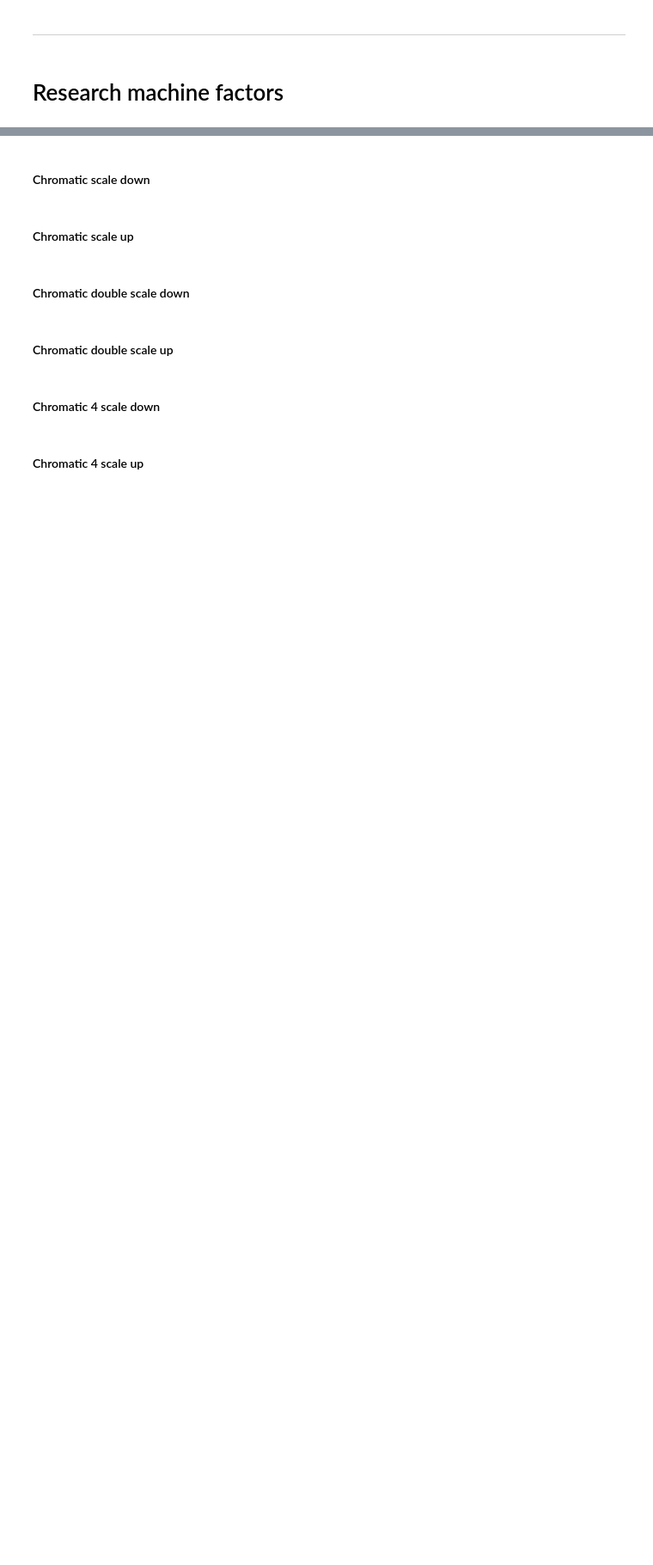
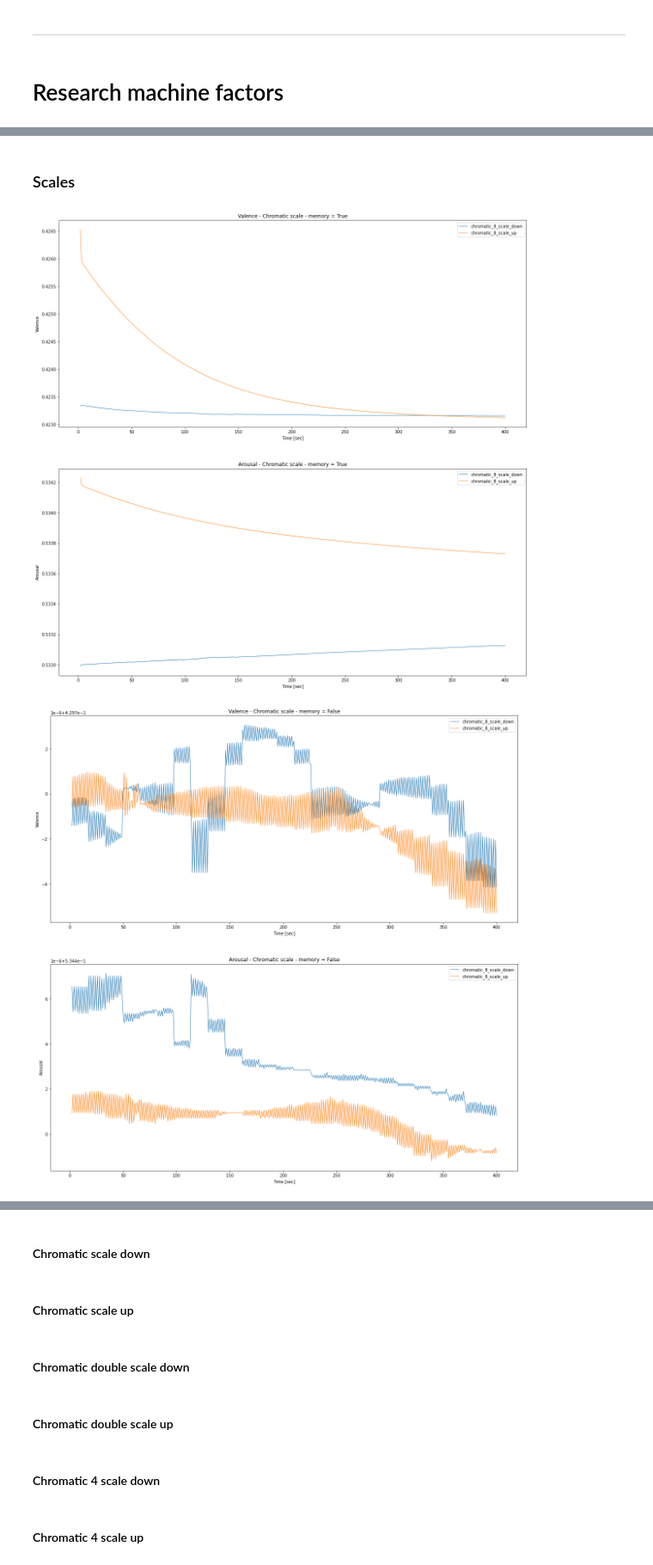
Before and after one commit to amityungman/aimpathy, a Jupyter notebook: LSTMCNN.ipynb, the cells around one changed output, grey strips where cells are left out. Shown: that part at 86% size. Cells and saved outputs as stored; diff of their text form; code cells hidden in the pictures; blank space fills up the shorter version.

```diff
--- a/LSTMCNN.ipynb
+++ b/LSTMCNN.ipynb
@@ -230,6 +254,7 @@ with torch.no_grad():
     test_sample = [datum for key, value in testset.items() for datum in value]
     for batch_i, (X_test, (valence, arousal)) in tqdm(enumerate(test_sample), total=len(test_sample)):
         y_test = torch.Tensor((valence, arousal)).cuda()
+        model_c.hidden = tuple([each.data for each in model_c.hidden])
         # Apply the model
 #         model_c.hidden = (torch.zeros(model_c.hidden[0].shape).cuda(),
 #                           torch.zeros(model_c.hidden[0].shape).cuda())
@@ -302,20 +348,23 @@ def get_spectograms(file_name: str):
     return chunked_spectograms
 # %%
-def test_spectrograms(spetrograms_to_test, use_memory = True):
+def test_spectrograms(spetrograms_to_test, use_memory = True, print_progress = False):
     valence_values = list()
     arousal_values = list()
 
     with torch.no_grad():
         model_c.hidden = (model_c.hidden[0].cuda(), model_c.hidden[1].cuda())
-        if use_memory:
-            model_c.hidden = (torch.zeros(model_c.hidden[0].shape).cuda(),
-                              torch.zeros(model_c.hidden[0].shape).cuda())
-        for ind, X_test in tqdm(enumerate(spetrograms_to_test), total=len(spetrograms_to_test)):
+        for ind, X_test in tqdm(enumerate(spetrograms_to_test), total=len(spetrograms_to_test), disable=not print_progress):
             if X_test.shape[1] < CHUNK_SIZE_IN_SPECTROS:
+                valence_values.append(None)
+                arousal_values.append(None)
                 continue
+
             if use_memory:
+                model_c.hidden = tuple([each.data for each in model_c.hidden])
+            else:
                 model_c.hidden = (torch.zeros(model_c.hidden[0].shape).cuda(),
                                   torch.zeros(model_c.hidden[0].shape).cuda())
+
             y_val = model_c(X_test.cuda())
             valence_values.append(y_val[0].item())
             arousal_values.append(y_val[1].item())
@@ -348,0 +409,36 @@ print("In EVAL mode")
+# %% [markdown]
+### Scales
+# %%
+scale_down_files = ["chromatic_8_scale_down"]  # ["chromatic_scale_down", "chromatic_double_scale_down", "chromatic_4_scale_down", "chromatic_8_scale_down"]
+scale_up_files = ["chromatic_8_scale_up"]  # ["chromatic_scale_up", "chromatic_double_scale_up", "chromatic_4_scale_up", "chromatic_8_scale_up"]
+# %%
+scale_down_results = dict()
+scale_up_results = dict()
+
+for test_file in scale_down_files:
+    scale_down_results[test_file] = dict()
+    for use_memory in [True, False]:
+        spectrograms = get_spectograms(f"{test_file}.wav")
+        valence_values, arousal_values = test_spectrograms(spectrograms, use_memory=use_memory)
+        scale_down_results[test_file][use_memory] = (valence_values, arousal_values)
+
+
+for test_file in scale_up_files:
+    scale_up_results[test_file] = dict()
+    for use_memory in [True, False]:
+        spectrograms = get_spectograms(f"{test_file}.wav")
+        valence_values, arousal_values = test_spectrograms(spectrograms, use_memory=use_memory)
+        scale_up_results[test_file][use_memory] = (valence_values, arousal_values)
+# %%
+full_length = max([len(v[True][1]) for k, v in scale_down_results.items()])
+
+for use_memory in [True, False]:
+    all_results = [(file_name, results[use_memory][0], results[use_memory][1]) for file_name, results in scale_down_results.items()]
+    all_results += [(file_name, results[use_memory][0], results[use_memory][1]) for file_name, results in scale_up_results.items()]
+    plot_thayer_model([v[1] + [None]*(full_length - len(v[1])) for v in all_results],
+                      [v[2] + [None]*(full_length - len(v[2])) for v in all_results],
+                      f"Chromatic scale - memory = {str(use_memory)}",
+                      [v[0] for v in all_results])
+# %% [output]
+[figure, added]
+[figure, added]
```
Also changed, not shown: parts of 19 cells of this notebook, 11 other files.
